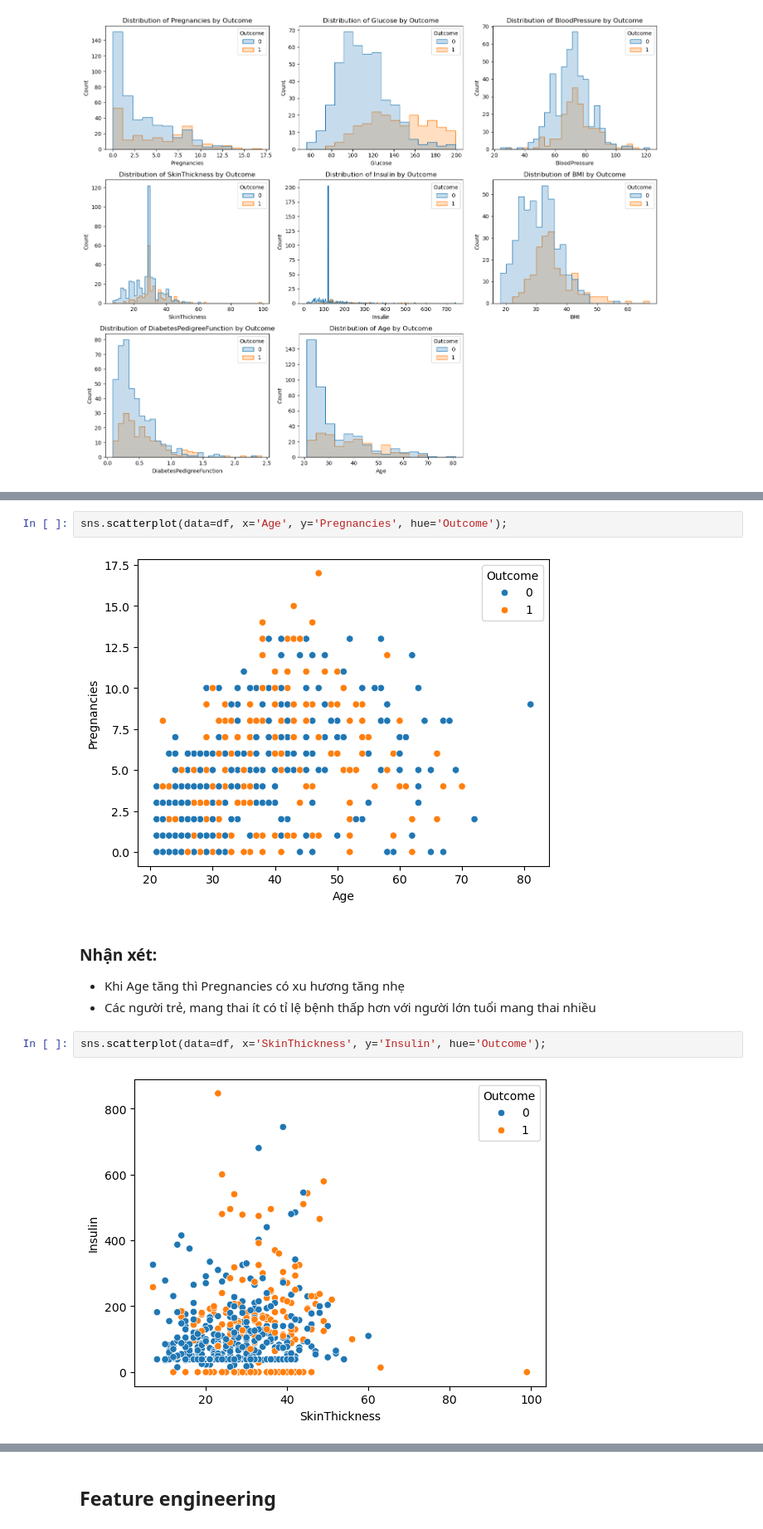
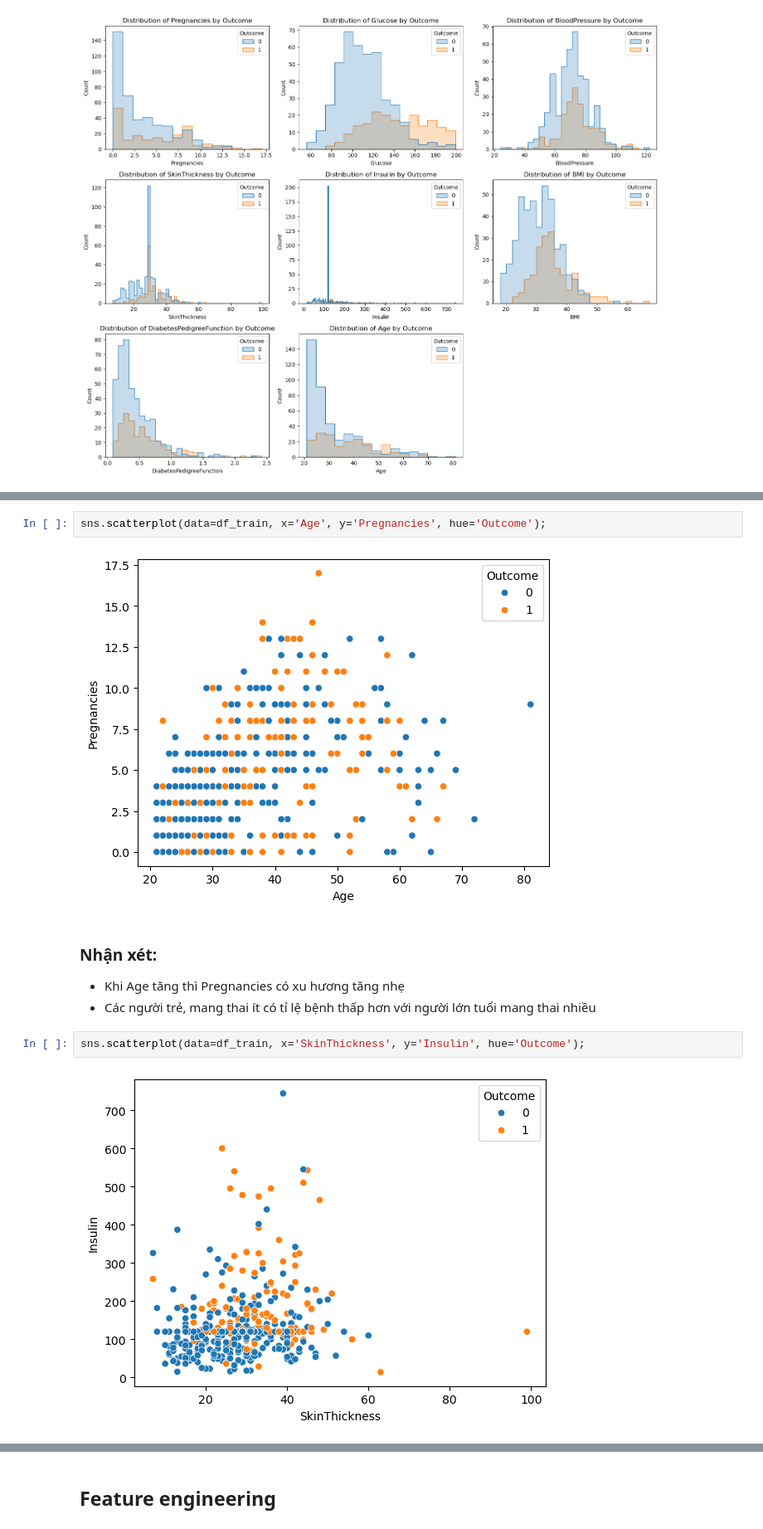
Before and after one commit to MinhNguyen-leo/SGU25_ML_GroupProject, a Jupyter notebook: Pima_indians_diabetes/Pima_indians_diabetes.ipynb, the cells around one changed output, grey strips where cells are left out. Shown at 83% size. Cells and saved outputs as stored; diff of their text form.

```diff
--- a/Pima_indians_diabetes/Pima_indians_diabetes.ipynb
+++ b/Pima_indians_diabetes/Pima_indians_diabetes.ipynb
@@ -165,15 +187,15 @@ ValueError: could not convert string to float: '30s'
 # %%
-sns.scatterplot(data=df, x='Age', y='Pregnancies', hue='Outcome');
+sns.scatterplot(data=df_train, x='Age', y='Pregnancies', hue='Outcome');
 # %% [output]
-[figure, old version]
+[figure, new version]
 # %% [markdown]
 ### Nhận xét:
 * Khi Age tăng thì Pregnancies có xu hương tăng nhẹ
 * Các người trẻ, mang thai ít có tỉ lệ bệnh thấp hơn với người lớn tuổi mang thai nhiều
 # %%
-sns.scatterplot(data=df, x='SkinThickness', y='Insulin', hue='Outcome');
+sns.scatterplot(data=df_train, x='SkinThickness', y='Insulin', hue='Outcome');
 # %% [output]
-[figure, old version]
+[figure, new version]
 # %% [markdown]
 ## Nhận xét:
 * Đối với nhóm người có Insulin < 150 và SkinThickness < 30 có tỉ lệ bệnh thấp
```
Also changed, not shown: parts of 20 cells of this notebook, 5 other files.
